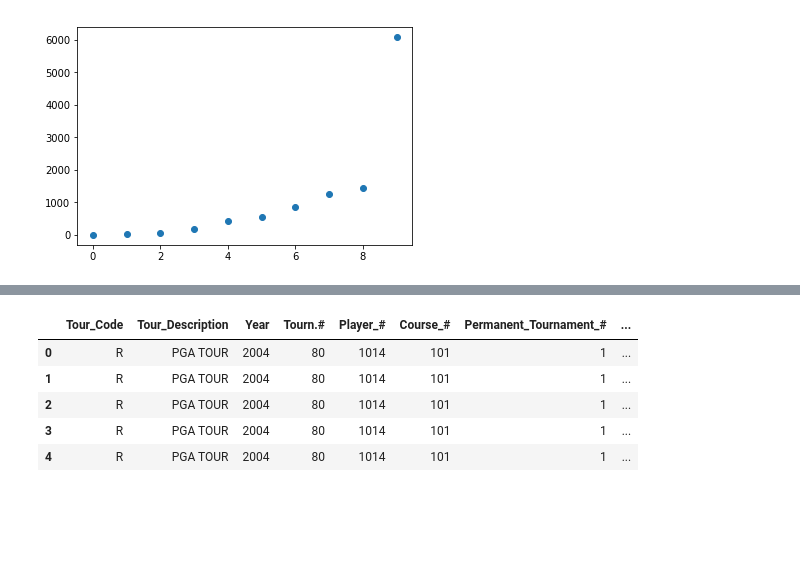
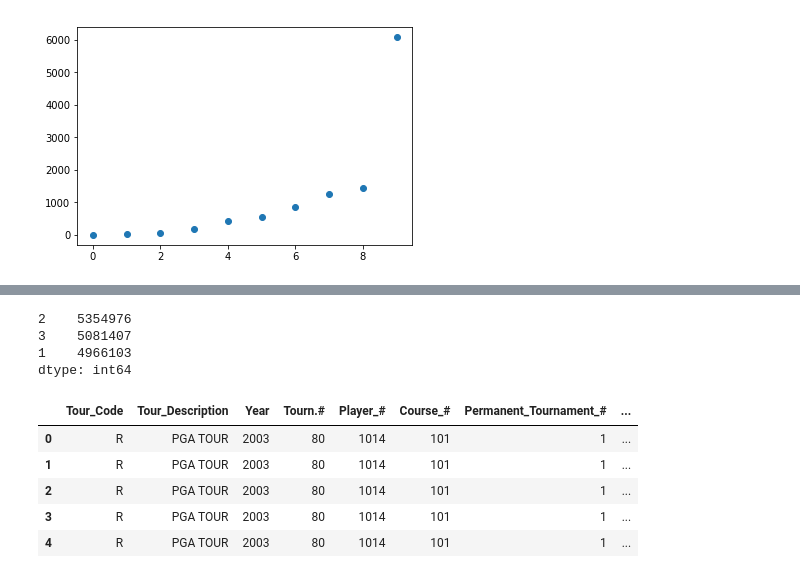
Before and after one commit to adamwlev/StrokesGained2, a Jupyter notebook: Untitled1.ipynb, the cells around one changed output, grey strips where cells are left out. Saved outputs shown, nothing was run; the diff lists cells and outputs as text; code cells hidden in the pictures; blank space fills up the shorter version.

```diff
--- a/Untitled1.ipynb
+++ b/Untitled1.ipynb
@@ -89,4 +87,4 @@ plt.scatter(np.arange(len(bins)),bins);
 # %% [output]
 [figure]
 # %%
-data = pd.read_csv('2004.csv')
+data = pd.read_csv('data/2003.csv')
@@ -93,9 +101,16 @@ data = pd.read_csv('2004.csv')
+# %%
+pd.value_counts([int(s.split('-')[-1]) for s in data.loc_string_hole])
+# %% [output]
+2    5354976
+3    5081407
+1    4966103
+dtype: int64
 # %%
-data.head()
+data.head(5)
 # %% [output]
 |  | Tour_Code | Tour_Description | Year | Tourn.# | Player_# | Course_# | Permanent_Tournament_# | ... |
-| 0 | R | PGA TOUR | 2004 | 80 | 1014 | 101 | 1 | ... |
-| 1 | R | PGA TOUR | 2004 | 80 | 1014 | 101 | 1 | ... |
-| 2 | R | PGA TOUR | 2004 | 80 | 1014 | 101 | 1 | ... |
-| 3 | R | PGA TOUR | 2004 | 80 | 1014 | 101 | 1 | ... |
-| 4 | R | PGA TOUR | 2004 | 80 | 1014 | 101 | 1 | ... |
+| 0 | R | PGA TOUR | 2003 | 80 | 1014 | 101 | 1 | ... |
+| 1 | R | PGA TOUR | 2003 | 80 | 1014 | 101 | 1 | ... |
+| 2 | R | PGA TOUR | 2003 | 80 | 1014 | 101 | 1 | ... |
+| 3 | R | PGA TOUR | 2003 | 80 | 1014 | 101 | 1 | ... |
+| 4 | R | PGA TOUR | 2003 | 80 | 1014 | 101 | 1 | ... |
```
Also changed, not shown: parts of 26 cells of this notebook, 6 other files.
